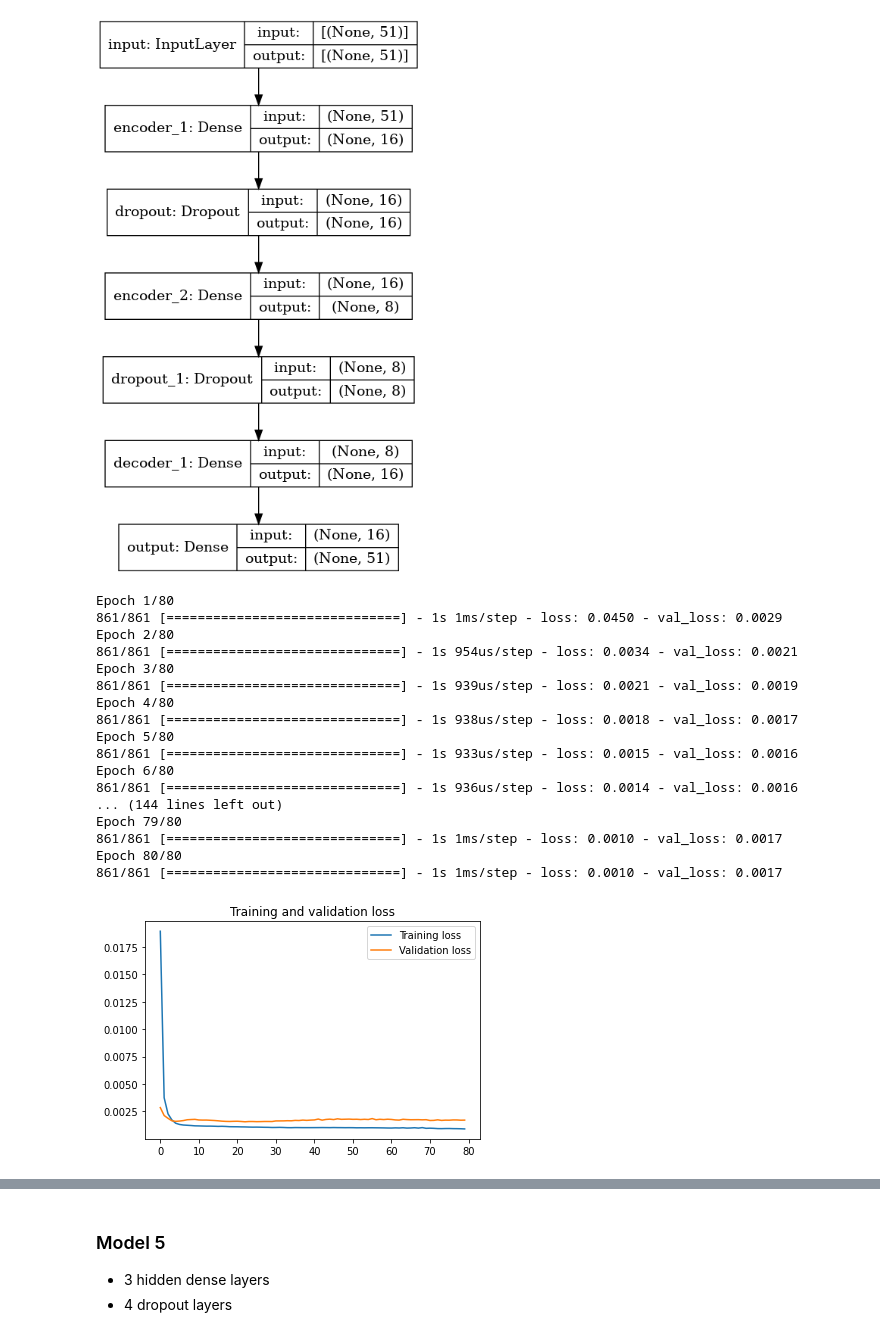
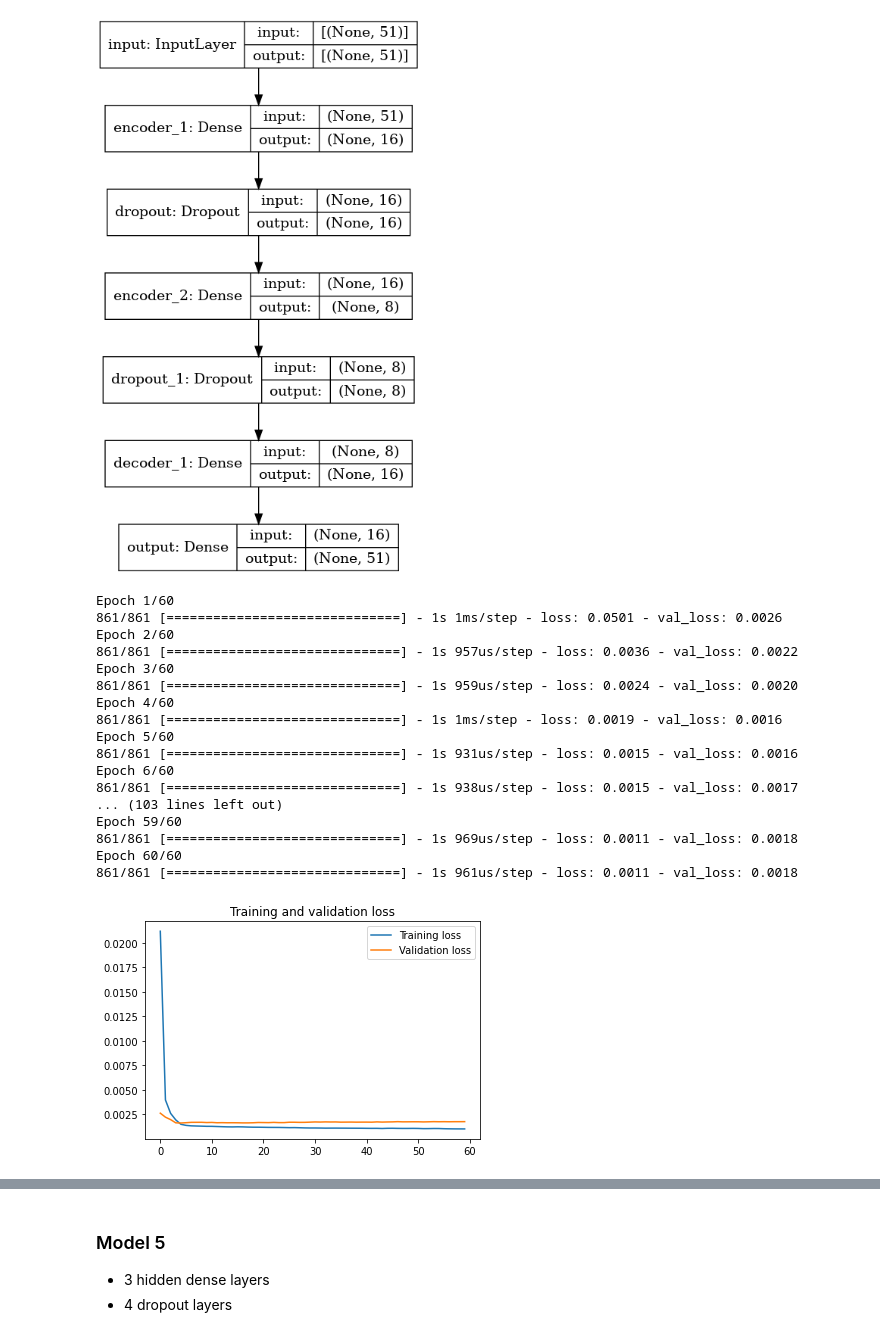
Before and after one commit to victorrenop/neural-networks, a Jupyter notebook: networks/final_project/autoencoder_anomaly_detection-MSE.ipynb, the cells around one changed output, grey strips where cells are left out. Cells and saved outputs as stored; diff of their text form; code cells hidden in the pictures.

```diff
--- a/networks/final_project/autoencoder_anomaly_detection-MSE.ipynb
+++ b/networks/final_project/autoencoder_anomaly_detection-MSE.ipynb
@@ -85,13 +85,6 @@ plt.show()
 # %% [markdown]
 ## Autoencoder Building
 # %%
-## TODO
-### Normalize data
-### Train with half dataset
-### Test for the other half
-### High loss = anomaly
-###
-
 def normalize(data):
     return (data - np.min(data)) / (np.max(data) - np.min(data))
 
@@ -167,15 +160,30 @@ def find_and_plot_anomalies(model, x_train, x_test, original_dataset, pump_statu
     print(indexes)
     anomalies_indexes = list(np.where(anomalies)[0])
     total = len(anomalies_indexes)
+    print("Total anomalies: %s" % (total))
     score = 0
     total_score = 0
     if total > 0:
-        for break_point in indexes:
+        max_index = np.max(np.where(anomalies)[0])
+        for idx, break_point in enumerate(indexes):
+            next_lower_bound = max_index + 1
+            current_lower_bound = break_point - 1440 if idx > 0 else 0
+            valid_indexes = 0
+            if idx < len(indexes) - 1:
+                next_lower_bound = indexes[idx+1] - 1440
+#             print("Next lower bound: %s", (next_lower_bound))
             for anomaly_index in anomalies_indexes:
-                if (anomaly_index >= (break_point - 1440) and anomaly_index <= break_point) or (anomaly_index <= (break_point + 1440) and anomaly_index >= break_point):
-                    score += 1
-            partial_score = (100*(1/len(indexes)))*(score/total)
+                if anomaly_index < next_lower_bound and (anomaly_index >= current_lower_bound):
+                    if (anomaly_index >= (break_point - 1440) and anomaly_index <= break_point) or (anomaly_index <= (break_point + 1440) and anomaly_index >= break_point):
+                        score += 1
+                    valid_indexes += 1
+
+#             print("Valid indexes: %s", (valid_indexes))
+#             print(score)
+#             print(valid_indexes)
+            partial_score = ((score/valid_indexes)/len(indexes))*100 if valid_indexes > 0 else 0
             print(partial_score)
+#             print()
             total_score += partial_score
             score = 0
 
@@ -195,6 +203,7 @@ pump_status = pd.concat([pd.DataFrame({"sensor_00": x_train[:, 0]}), pump_status
 broken_markers = pump_status[pump_status["machine_status"] == "BROKEN"]
 broken_markers["timestamp"] = pd.to_datetime(broken_markers["timestamp"])
 
+epochs = 60
 models = []
 # %% [markdown]
 ### Model 1
@@ -229,5 +238,5 @@ plot_model(models[-1], show_shapes=True)
 # %% [output]
 [figure]
 # %%
-run_model(models[-1], 80, 128, x_train, x_test)
+run_model(models[-1], epochs, 128, x_train, x_test)
 # %% [output]
@@ -300,5 +308,5 @@ plot_model(models[-1], show_shapes=True)
 # %% [output]
 [figure]
 # %%
-run_model(models[-1], 80, 128, x_train, x_test)
+run_model(models[-1], epochs, 128, x_train, x_test)
 # %% [output]
@@ -384,5 +393,5 @@ plot_model(models[-1], show_shapes=True)
 # %% [output]
 [figure]
 # %%
-run_model(models[-1], 80, 128, x_train, x_test)
+run_model(models[-1], epochs, 128, x_train, x_test)
 # %% [output]
@@ -456,26 +487,26 @@ plot_model(models[-1], show_shapes=True)
 # %% [output]
 [figure]
 # %%
-run_model(models[-1], 80, 128, x_train, x_test)
+run_model(models[-1], epochs, 128, x_train, x_test)
 # %% [output]
-Epoch 1/80
-861/861 [==============================] - 1s 1ms/step - loss: 0.0450 - val_loss: 0.0029
-Epoch 2/80
-861/861 [==============================] - 1s 954us/step - loss: 0.0034 - val_loss: 0.0021
-Epoch 3/80
-861/861 [==============================] - 1s 939us/step - loss: 0.0021 - val_loss: 0.0019
-Epoch 4/80
-861/861 [==============================] - 1s 938us/step - loss: 0.0018 - val_loss: 0.0017
-Epoch 5/80
-861/861 [==============================] - 1s 933us/step - loss: 0.0015 - val_loss: 0.0016
-Epoch 6/80
-861/861 [==============================] - 1s 936us/step - loss: 0.0014 - val_loss: 0.0016
-... (144 lines left out)
-Epoch 79/80
-861/861 [==============================] - 1s 1ms/step - loss: 0.0010 - val_loss: 0.0017
-Epoch 80/80
-861/861 [==============================] - 1s 1ms/step - loss: 0.0010 - val_loss: 0.0017
+Epoch 1/60
+861/861 [==============================] - 1s 1ms/step - loss: 0.0501 - val_loss: 0.0026
+Epoch 2/60
+861/861 [==============================] - 1s 957us/step - loss: 0.0036 - val_loss: 0.0022
+Epoch 3/60
+861/861 [==============================] - 1s 959us/step - loss: 0.0024 - val_loss: 0.0020
+Epoch 4/60
+861/861 [==============================] - 1s 1ms/step - loss: 0.0019 - val_loss: 0.0016
+Epoch 5/60
+861/861 [==============================] - 1s 931us/step - loss: 0.0015 - val_loss: 0.0016
+Epoch 6/60
+861/861 [==============================] - 1s 938us/step - loss: 0.0015 - val_loss: 0.0017
+... (103 lines left out)
+Epoch 59/60
+861/861 [==============================] - 1s 969us/step - loss: 0.0011 - val_loss: 0.0018
+Epoch 60/60
+861/861 [==============================] - 1s 961us/step - loss: 0.0011 - val_loss: 0.0018
-[figure, old version]
+[figure, new version]
 # %%
 find_and_plot_anomalies(models[-1], x_train, x_test, original_dataset, pump_status, broken_markers)
 # %% [output]
```
Also changed, not shown: parts of 22 cells of this notebook.
